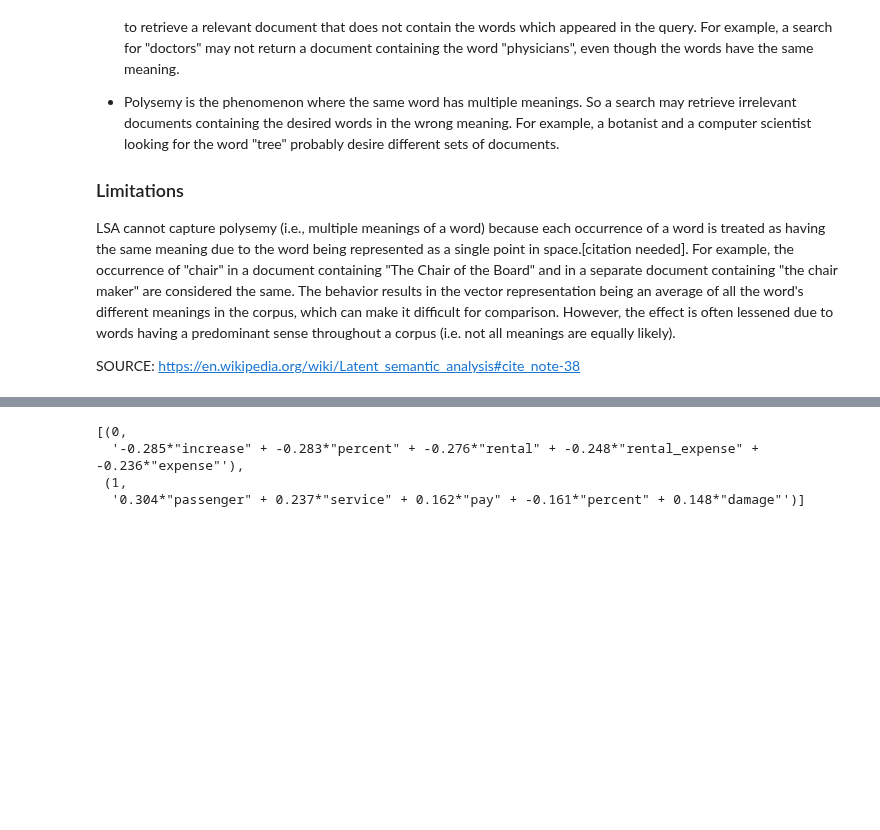
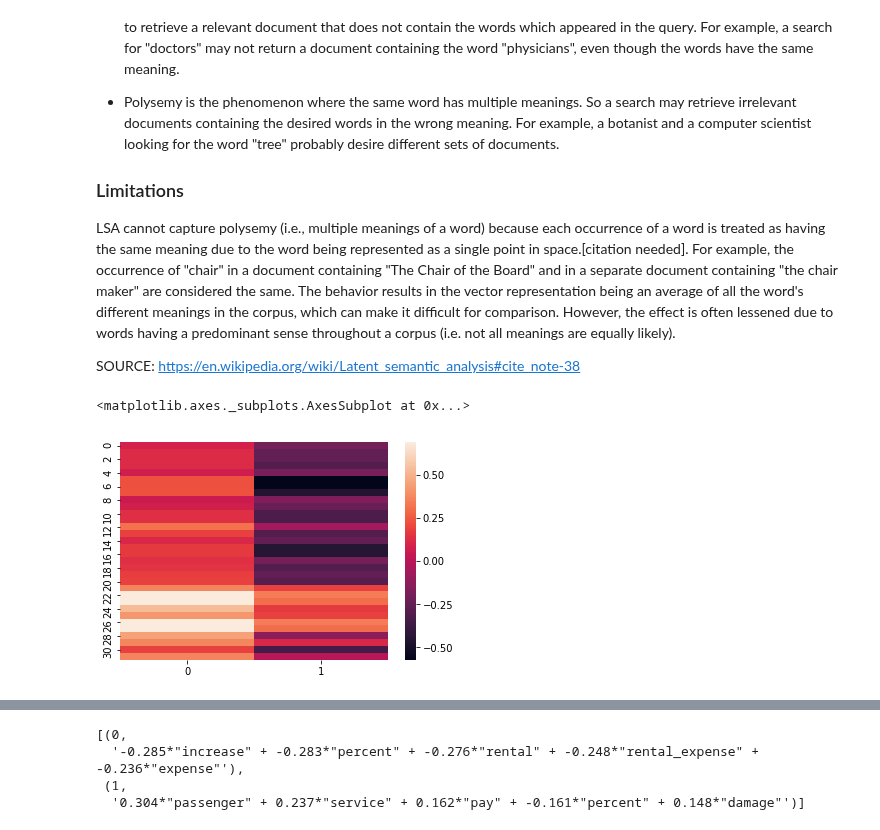
Before and after one commit to Alexjmsherman/nlp_practicum_original, a Jupyter notebook: lessons/Lesson10_topic_models/Topic Model.ipynb, the cells around one changed output, grey strips where cells are left out. Saved outputs shown, nothing was run; the diff lists cells and outputs as text; code cells hidden in the pictures; blank space fills up the shorter version.

Commit message:
update text similarity

```diff
--- a/lessons/Lesson10_topic_models/Topic Model.ipynb
+++ b/lessons/Lesson10_topic_models/Topic Model.ipynb
@@ -107,13 +195,23 @@ Extract the fee amounts
+# %%
+acronyms_to_remove = ['basic','grade','self','cat','tsa','map','did','far']
+for term in acronyms_to_remove:
+    acronyms.pop(term)
 # %% [markdown]
 ### SpaCy - Text Preprocessing
 # %%
 # TODO: create this in the SpaCy notebook !!!!!!!!!!!!!!!!!!!!!!!!!!!!!!!!!!!!!!!!!!!!!
 def clean_text(doc):
-    ents = nlp(doc.text).ents
+
+    # replace acronyms
+    doc = ' '.join([acronyms[token.text.lower()]
+                    if token.text.lower() in acronyms else str(token) for token in doc])
+
+    doc = nlp(doc)
 
     # Add named entities, but only if they are a compound of more than word.
     IGNORE_ENTS = ('QUANTITY','ORDINAL','CARDINAL','DATE'
                    ,'PERCENT','MONEY','TIME')
+    ents = doc.ents
     ents = [ent for ent in ents if
              (ent.label_ not in IGNORE_ENTS) and (len(ent) > 2)]
 
@@ -388,7 +506,0 @@ tfidf
-# %%
-tfidf_corpus = []
-tfidf_transform = tfidf[corpus]
-for doc in tfidf_transform:
-    tfidf_corpus.append(doc)
-
-tfidf_corpus[0]
@@ -445,3 +559,3 @@ SOURCE: https://en.wikipedia.org/wiki/Latent_semantic_analysis#cite_note-38
 # %%
 # initialize an LSI transformation
-lsi = models.LsiModel(tfidf_corpus, id2word=dictionary, num_topics=2)
+lsi = LsiModel(tfidf_corpus, id2word=dictionary, num_topics=2)
@@ -450,0 +564,13 @@ corpus_lsi = lsi[tfidf_corpus]
+# %%
+data = []
+for row in corpus_lsi:
+    row_stats = []
+    for topic in row:
+        row_stats.append(topic[1])
+    data.append(row_stats)
+
+seaborn_df = pd.DataFrame(data)
+sns.heatmap(seaborn_df)
+# %% [output]
+<matplotlib.axes._subplots.AxesSubplot at 0x...>
+[figure, added]
```
Also changed, not shown: parts of 29 cells of this notebook, 9 other files.
